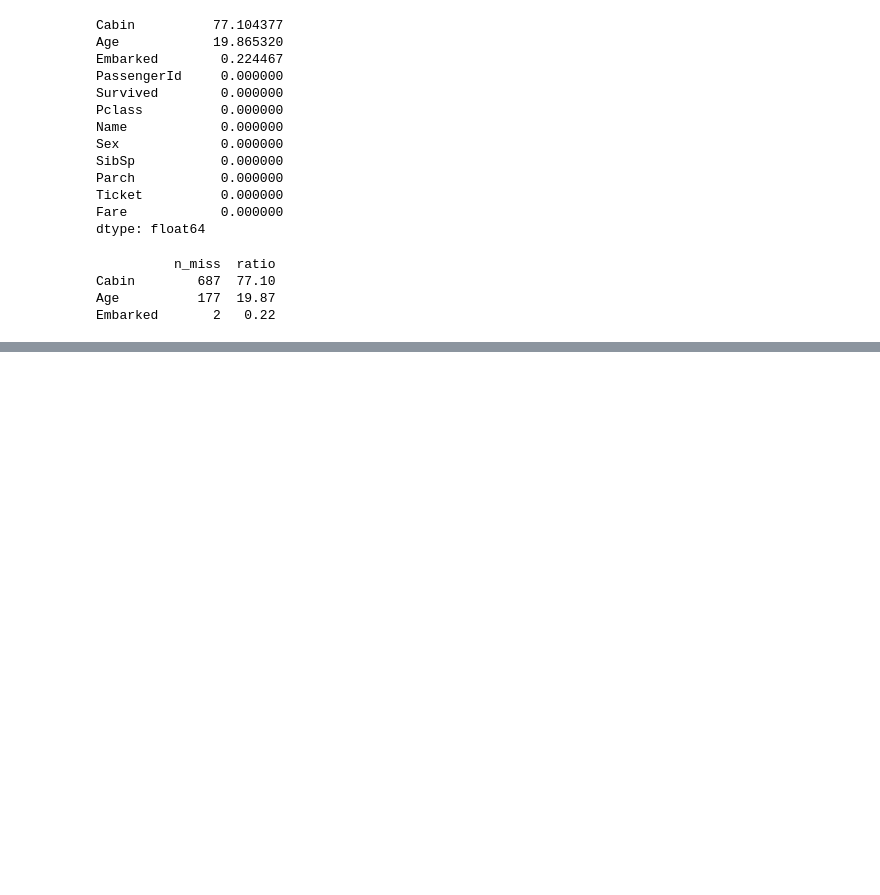
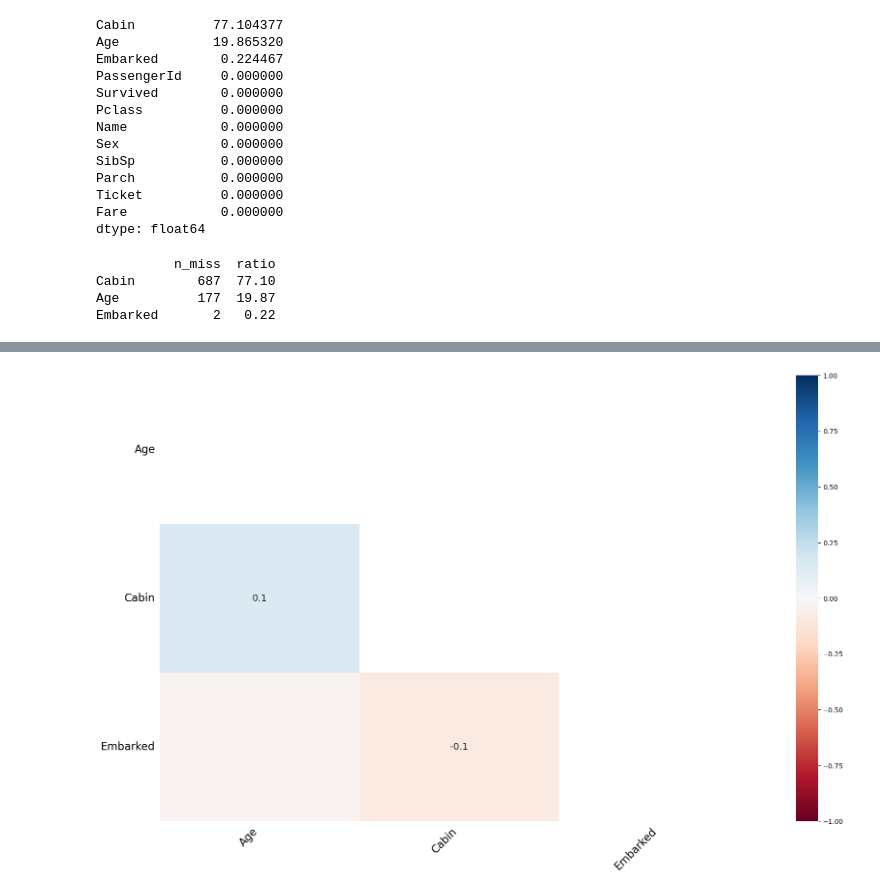
Before and after one commit to HuseyinEfkanAlp/FeatureEngineering, a Jupyter notebook: MissingValues/MissingValues.ipynb, the cells around one changed output, grey strips where cells are left out. Drawn from its saved outputs; the diff is of its cells as text; code cells hidden in the pictures; blank space fills up the shorter version.

```diff
--- a/MissingValues/MissingValues.ipynb
+++ b/MissingValues/MissingValues.ipynb
@@ -151,0 +403,7 @@ Embarked       2   0.22
+# %%
+msno.heatmap(df)
+plt.show()
+# Bu eksiklikler uzerine kurulu bir isi haritasidir. Bu isi haritasinin bize sunacagi sey
+# nality correlation degerleridir ve cok degerlidir.
+# %% [output]
+[figure, added]
```
Also changed, not shown: parts of 39 cells of this notebook.
